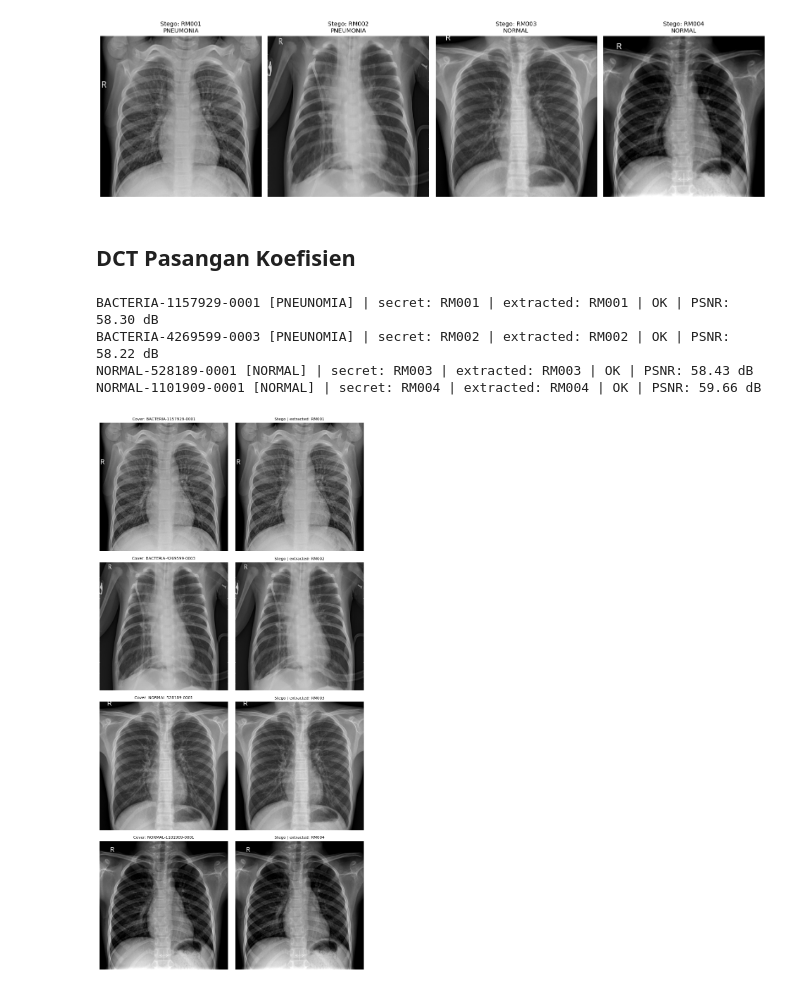
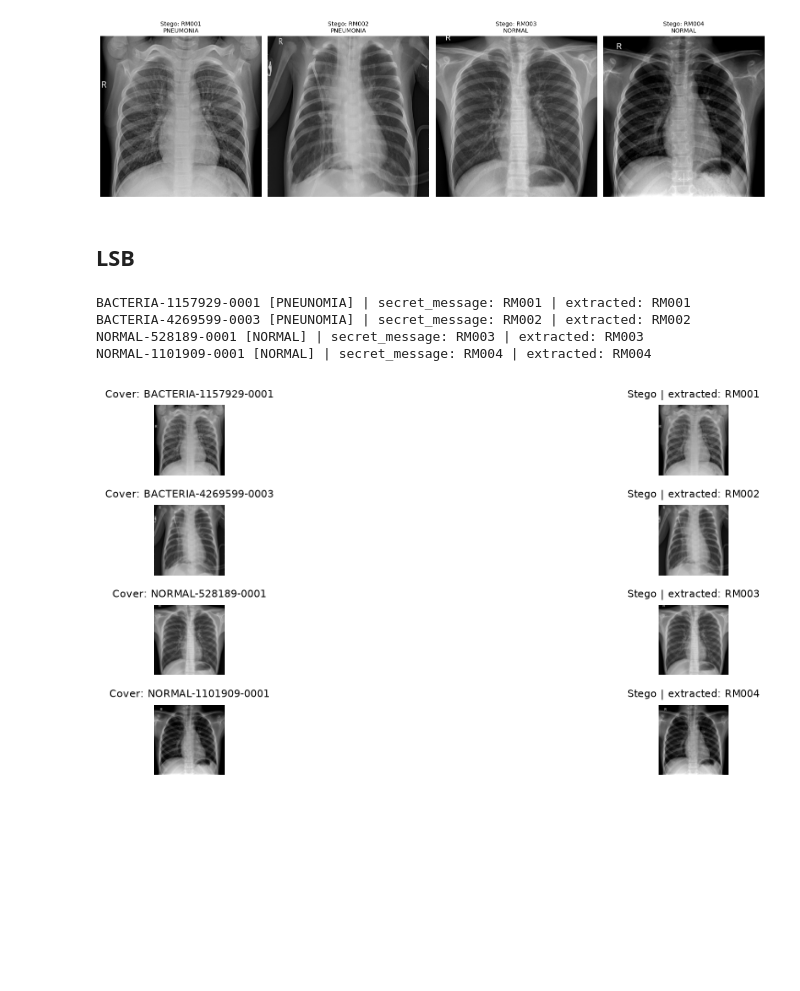
Before and after one commit to midnightbluee2/TBP-PCD, a Jupyter notebook: Projek_PCD.ipynb, the cells around one changed output. Cells and saved outputs as stored; diff of their text form; code cells hidden in the pictures; blank space fills up the shorter version.

```diff
--- a/Projek_PCD.ipynb
+++ b/Projek_PCD.ipynb
@@ -196,8 +196,8 @@ NORMAL-1101909-0001     RM004   56             14            36
 
 Selesai. 4 gambar stego disimpan di folder: c:\Users\ACER\OneDrive\Dokumen\1.Mata Kuliah\Pengolahan Citra Digital\Project\TBP-PCD\hasil\dct/ (format PNG)
 [figure]
-# %% [markdown]
-## DCT Pasangan Koefisien
+# %% [markdown]
+## LSB
 # %%
 import os
 import cv2
@@ -296,44 +296,37 @@ def extract_binary(stego):
         bits.append("1" if block[COEF_A] > block[COEF_B] else "0")
         if len(bits) == HEADER_BITS:
             total = HEADER_BITS + int("".join(bits), 2)
         if len(bits) == HEADER_BITS + 1 and total > len(positions):
             raise ValueError("invalid header: image has no valid hidden message")
         if len(bits) >= HEADER_BITS and len(bits) == total:
             break
     return "".join(bits[HEADER_BITS:])
 
 
-def psnr(a, b):
-    mse = np.mean((a.astype(np.float64) - b.astype(np.float64)) ** 2)
-    return float("inf") if mse == 0 else 10 * np.log10(255 ** 2 / mse)
-
-
 # --- run ---
 data = load_img(DATASET, SEQUENCE, SECRET_MESSAGE)
 
-fig, axes = plt.subplots(len(data), 2, figsize=(8, 4 * len(data)))
+fig, axes = plt.subplots(len(data), 2, figsize=(4 * len(data), 4.5))
 for i, d in enumerate(data):
     bits = text_to_binary(d["msg"])
     stego = embed_binary(d["img"], bits)
     path = save_stego(stego, d["name"])
 
     stego_loaded = cv2.imread(path, 0)
     extracted = binary_to_text(extract_binary(stego_loaded))
-    status = "OK" if extracted == d["msg"] else "FAILED"
-    print(f"{d['name']} [{d['label']}] | secret: {d['msg']} | extracted: {extracted} "
-          f"| {status} | PSNR: {psnr(d['img'], stego_loaded):.2f} dB")
+    print(f"{d['name']} [{d['label']}] | secret_message: {d['msg']} | extracted: {extracted} ")
 
     axes[i, 0].imshow(d["img"], cmap="gray")
     axes[i, 0].set_title(f"Cover: {d['name']}", fontsize=8)
     axes[i, 1].imshow(stego_loaded, cmap="gray")
     axes[i, 1].set_title(f"Stego | extracted: {extracted}", fontsize=8)
     for ax in axes[i]:
         ax.axis("off")
 plt.tight_layout()
 plt.show()
 # %% [output]
-BACTERIA-1157929-0001 [PNEUNOMIA] | secret: RM001 | extracted: RM001 | OK | PSNR: 58.30 dB
-BACTERIA-4269599-0003 [PNEUNOMIA] | secret: RM002 | extracted: RM002 | OK | PSNR: 58.22 dB
-NORMAL-528189-0001 [NORMAL] | secret: RM003 | extracted: RM003 | OK | PSNR: 58.43 dB
-NORMAL-1101909-0001 [NORMAL] | secret: RM004 | extracted: RM004 | OK | PSNR: 59.66 dB
+BACTERIA-1157929-0001 [PNEUNOMIA] | secret_message: RM001 | extracted: RM001
+BACTERIA-4269599-0003 [PNEUNOMIA] | secret_message: RM002 | extracted: RM002
+NORMAL-528189-0001 [NORMAL] | secret_message: RM003 | extracted: RM003
+NORMAL-1101909-0001 [NORMAL] | secret_message: RM004 | extracted: RM004
-[figure, old version]
+[figure, new version]
```
Also changed, not shown: parts of 3 cells of this notebook, 1 other file.
